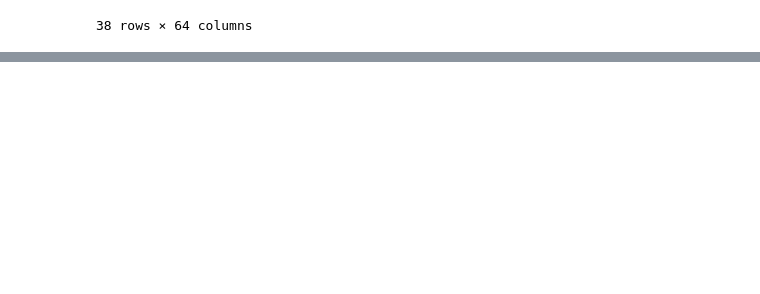
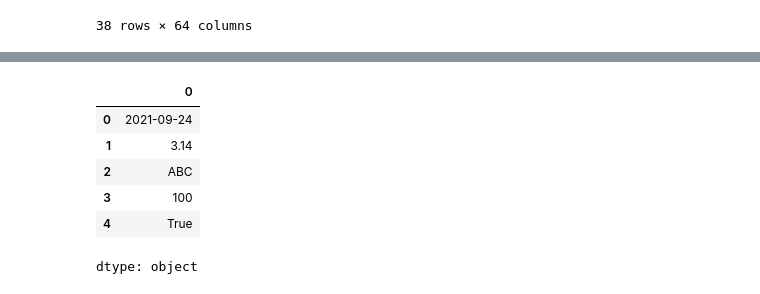
Before and after one commit to Kim-dingdong/dataframe-goodgoodgood, a Jupyter notebook: 이산수학_과제_1.ipynb, the cells around one changed output, grey strips where cells are left out. Saved outputs shown, nothing was run; the diff lists cells and outputs as text; code cells hidden in the pictures; blank space fills up the shorter version.

```diff
--- a/이산수학_과제_1.ipynb
+++ b/이산수학_과제_1.ipynb
@@ -24,3 +24,6 @@ crime_df
 | 36 | 병역범죄 | 병역범죄 | 377 | 504 | 309 | 167 | 93 | 1 | 0 | 10 | ... |
 | 37 | 기타범죄 | 기타범죄 | 11451 | 25354 | 10782 | 5464 | 2490 | 965 | 374 | 24995 | ... |
 38 rows × 64 columns
+# %%
+dict_data = {'a':1, 'b':2, 'c': 3}
+list_data = ['2021-09-24', 3.14, 'ABC', 100, True]
@@ -26,0 +47,11 @@ crime_df
+# %%
+list_data = pd.Series(list_data)
+list_data
+# %% [output]
+|  | 0 |
+| 0 | 2021-09-24 |
+| 1 | 3.14 |
+| 2 | ABC |
+| 3 | 100 |
+| 4 | True |
+dtype: object
```
Also changed, not shown: parts of 5 cells of this notebook.
